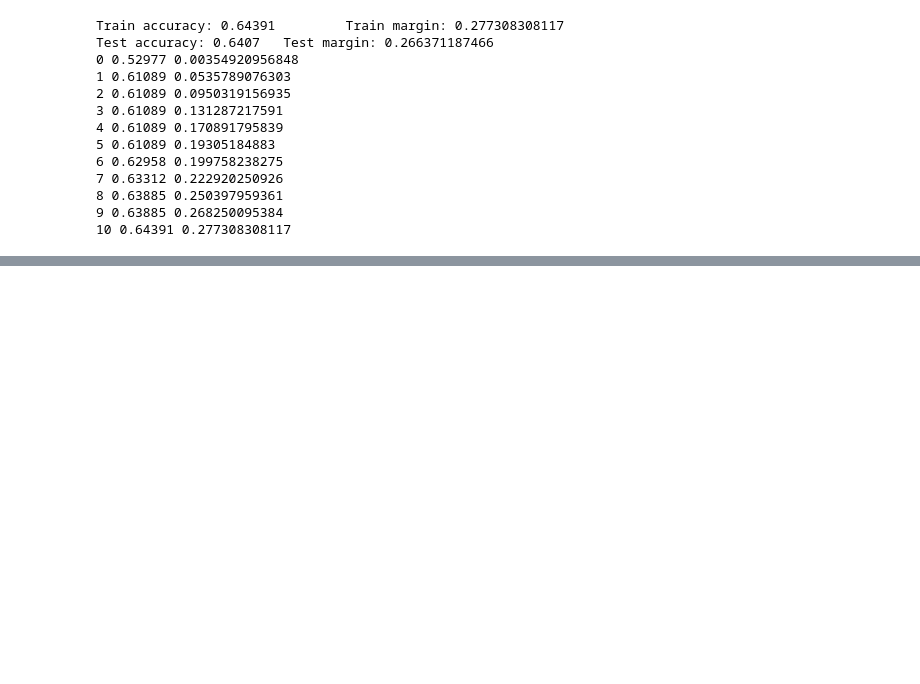
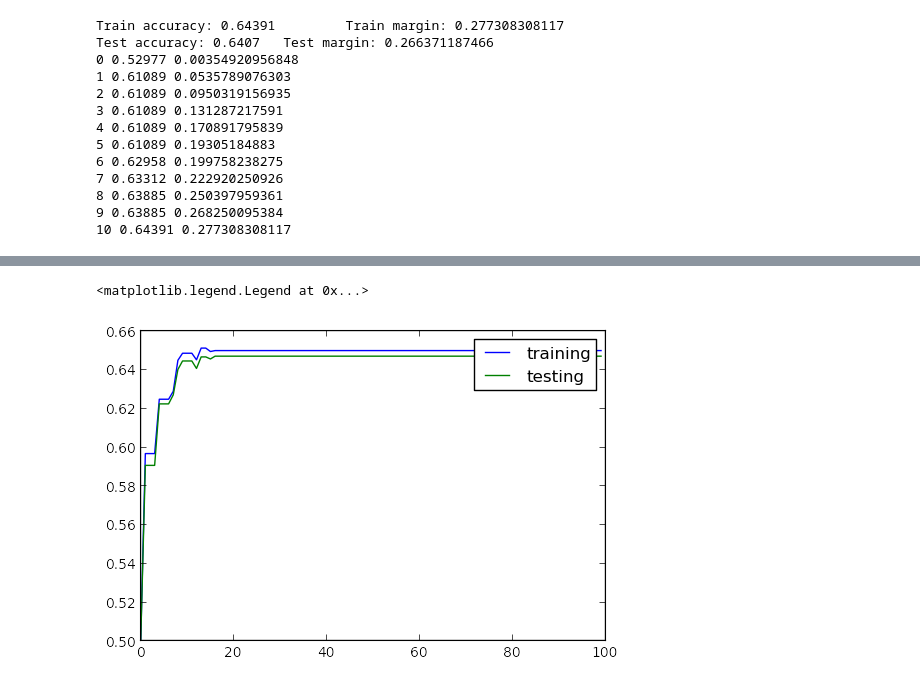
Before and after one commit to harisyammnv/pyboost, a Jupyter notebook: higgs.ipynb, the cells around one changed output, grey strips where cells are left out. Cells and saved outputs as stored; diff of their text form; code cells hidden in the pictures; blank space fills up the shorter version.

```diff
--- a/higgs.ipynb
+++ b/higgs.ipynb
@@ -176,0 +194,7 @@ Test accuracy: 0.6407   Test margin: 0.266371187466
+# %%
+plt.plot(auc_train[:100], label="training")
+plt.plot(auc_test[:100], label="testing")
+plt.legend()
+# %% [output]
+<matplotlib.legend.Legend at 0x...>
+[figure, added]
```
Also changed, not shown: parts of 8 cells of this notebook, 4 other files.
